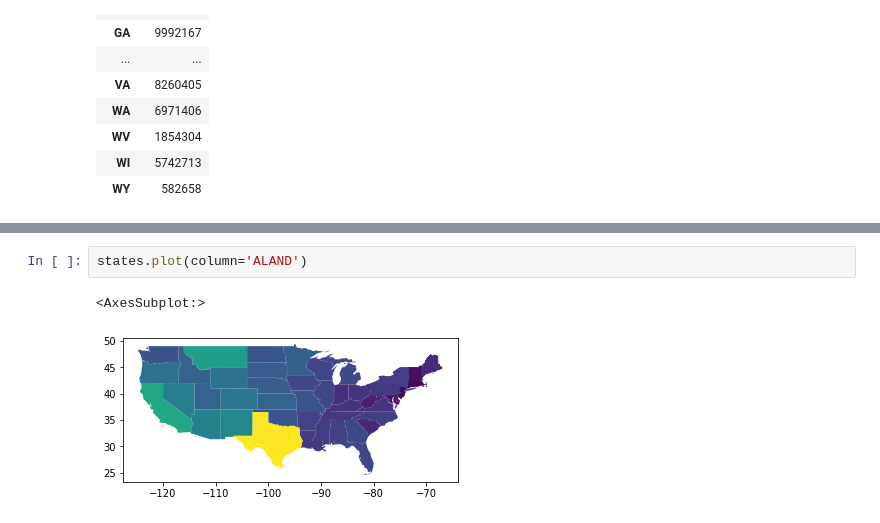
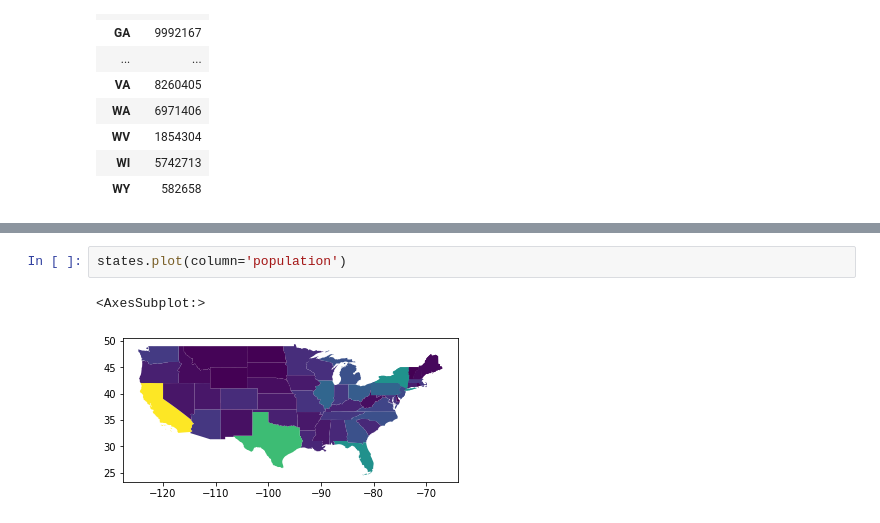
Before and after one commit to jncraton/geopandas-chloropleth-us, a Jupyter notebook: chloropleth-us.ipynb, the cells around one changed output, grey strips where cells are left out. Saved outputs shown, nothing was run; the diff lists cells and outputs as text.

Commit message:
Add population map

```diff
--- a/chloropleth-us.ipynb
+++ b/chloropleth-us.ipynb
@@ -83,5 +104,5 @@ ValueError: columns overlap but no suffix specified: Index(['population'], dtype
 # %%
-states.plot(column='ALAND')
+states.plot(column='population')
 # %% [output]
 <AxesSubplot:>
-[figure, old version]
+[figure, new version]
```
Also changed, not shown: parts of 2 cells of this notebook.
